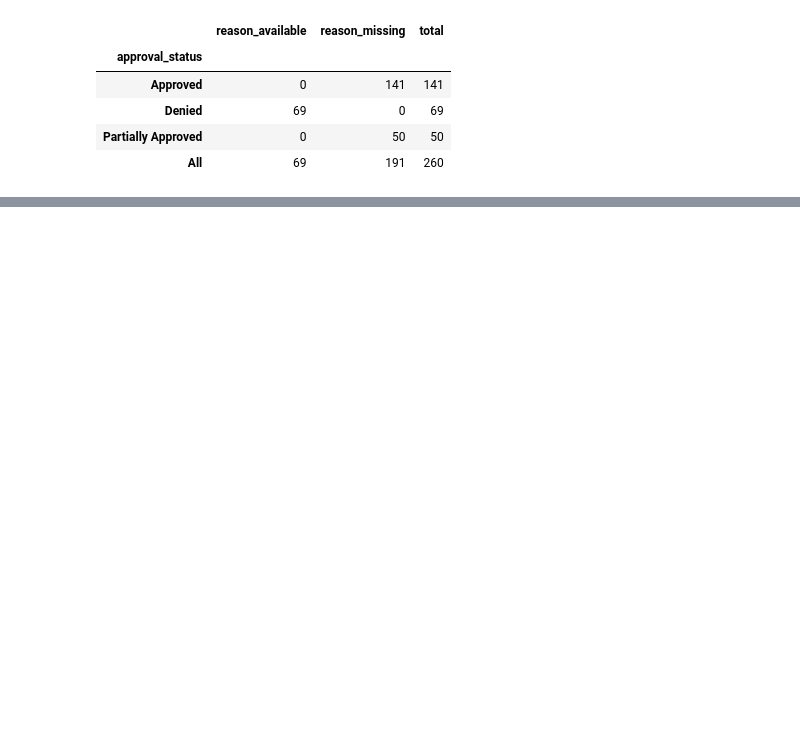
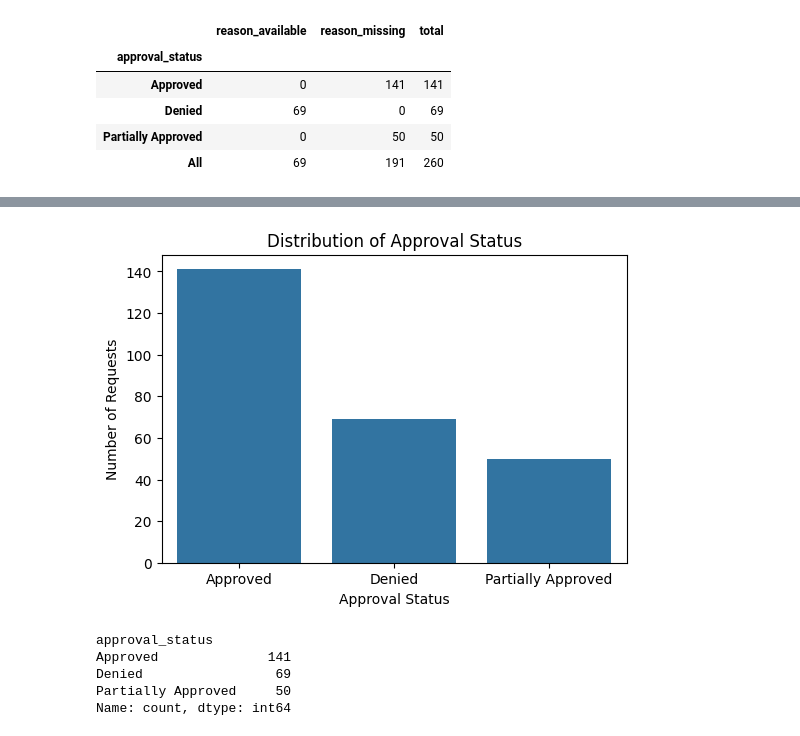
Before and after one commit to MSagri05/IAT461-Final-Project, a Jupyter notebook: workplace_accommodation_analysis.ipynb, the cells around one changed output, grey strips where cells are left out. Drawn from its saved outputs; the diff is of its cells as text; code cells hidden in the pictures; blank space fills up the shorter version.

```diff
--- a/workplace_accommodation_analysis.ipynb
+++ b/workplace_accommodation_analysis.ipynb
@@ -252,0 +301,23 @@ For this reason, these missing values will not be filled using the mean, median,
+# %%
+plt.figure(figsize=(6,4))
+
+sns.countplot(
+    data=df,
+    x="approval_status",
+    order=df["approval_status"].value_counts().index
+)
+
+plt.title("Distribution of Approval Status")
+plt.xlabel("Approval Status")
+plt.ylabel("Number of Requests")
+
+plt.show()
+
+print(df["approval_status"].value_counts())
+# %% [output]
+[figure, added]
+approval_status
+Approved              141
+Denied                 69
+Partially Approved     50
+Name: count, dtype: int64
```
Also changed, not shown: parts of 41 cells of this notebook.
